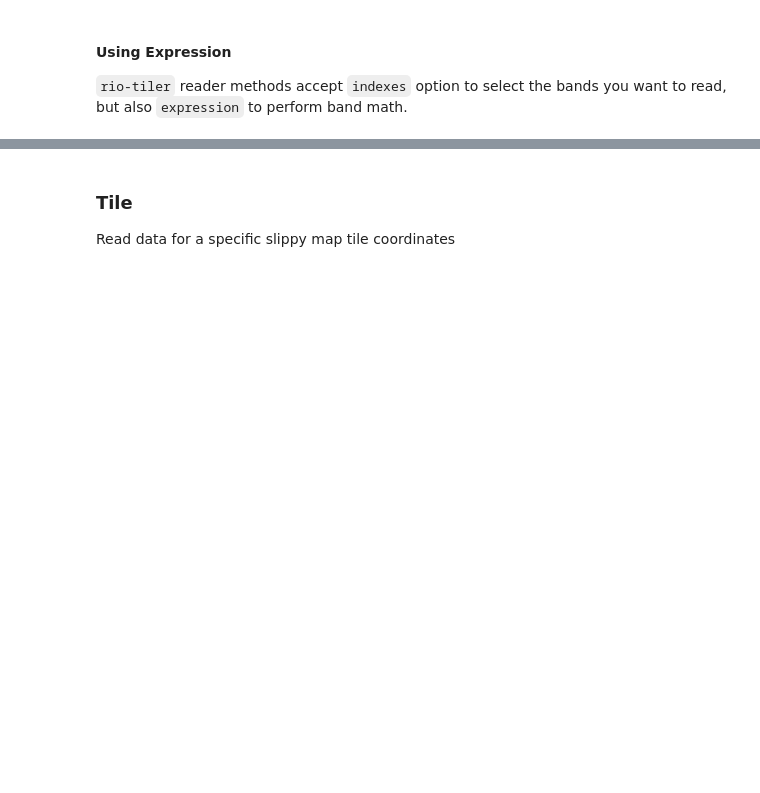
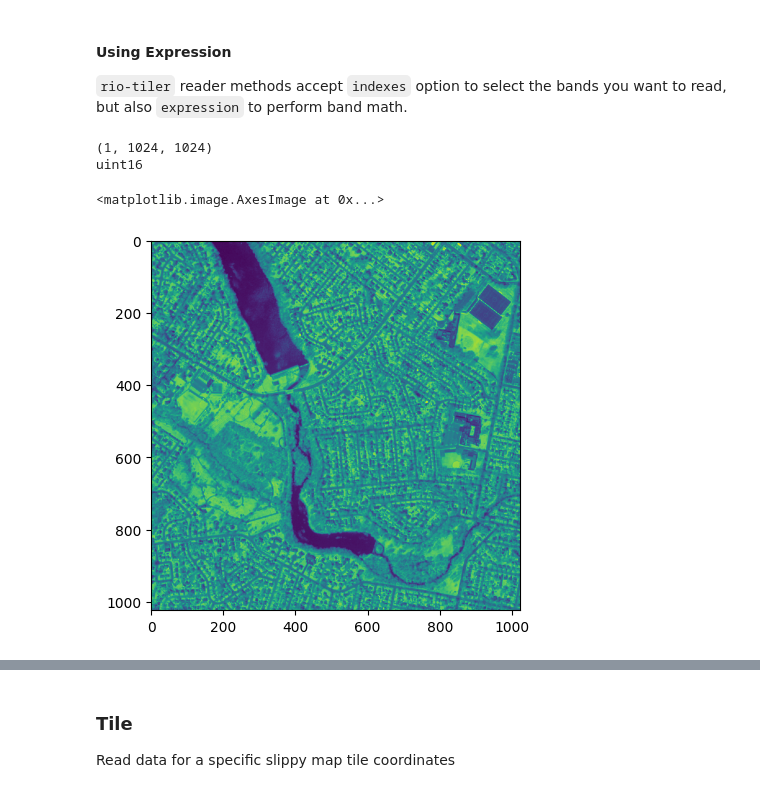
Before and after one commit to cogeotiff/rio-tiler, a Jupyter notebook: docs/src/examples/Using-rio-tiler.ipynb, the cells around one changed output, grey strips where cells are left out. Drawn from its saved outputs; the diff is of its cells as text; code cells hidden in the pictures; blank space fills up the shorter version.

```diff
--- a/docs/src/examples/Using-rio-tiler.ipynb
+++ b/docs/src/examples/Using-rio-tiler.ipynb
@@ -140,11 +203,16 @@ axs[3].plot(meta["b4"].histogram[1][0:-1], meta["b4"].histogram[0])
 
 `rio-tiler` reader methods accept `indexes` option to select the bands you want to read, but also `expression` to perform band math.
 # %%
-with Reader(src_path) as cog:
+with Reader(src_path) as src:
     # Return only the third band
-    nir_band = cog.preview(indexes=4)
+    nir_band = src.preview(indexes=4)
     print(nir_band.data.shape)
     print(nir_band.data.dtype)
 
 imshow(nir_band.data_as_image())
+# %% [output]
+(1, 1024, 1024)
+uint16
+<matplotlib.image.AxesImage at 0x...>
+[figure, added]
 # %%
```
Also changed, not shown: parts of 27 cells of this notebook, 3 other files.
